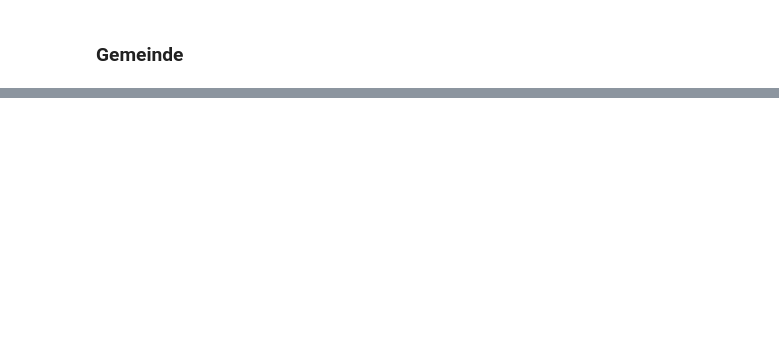
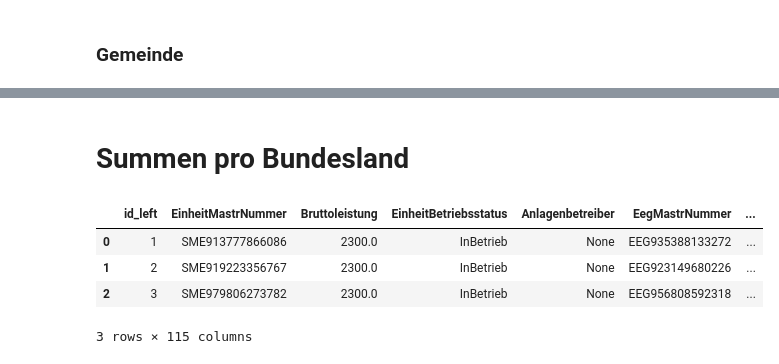
Before and after one commit to OpenEnergyPlatform/open-MaStR, a Jupyter notebook: postprocessing/OEP-oedialect_MaStR_analyse.ipynb, the cells around one changed output, grey strips where cells are left out. Drawn from its saved outputs; the diff is of its cells as text; code cells hidden in the pictures; blank space fills up the shorter version.

```diff
--- a/postprocessing/OEP-oedialect_MaStR_analyse.ipynb
+++ b/postprocessing/OEP-oedialect_MaStR_analyse.ipynb
@@ -312,0 +475,11 @@ df_gem_region_sum.plot(column='Bruttoleistung', cmap='Greens', label='Capacity i
+# %% [markdown]
+# Summen pro Bundesland
+# %%
+df_mastr_wind_df_lan = sjoin(df_mastr_wind.to_crs({'init': 'epsg:31467'}), df_lan, how='inner', op='within')
+df_mastr_wind_df_lan.head(3)
+# %% [output]
+|  | id_left | EinheitMastrNummer | Bruttoleistung | EinheitBetriebsstatus | Anlagenbetreiber | EegMastrNummer | ... |
+| 0 | 1 | SME913777866086 | 2300.0 | InBetrieb | None | EEG935388133272 | ... |
+| 1 | 2 | SME919223356767 | 2300.0 | InBetrieb | None | EEG923149680226 | ... |
+| 2 | 3 | SME979806273782 | 2300.0 | InBetrieb | None | EEG956808592318 | ... |
+3 rows × 115 columns
```
Also changed, not shown: parts of 37 cells of this notebook, 1 other file.
